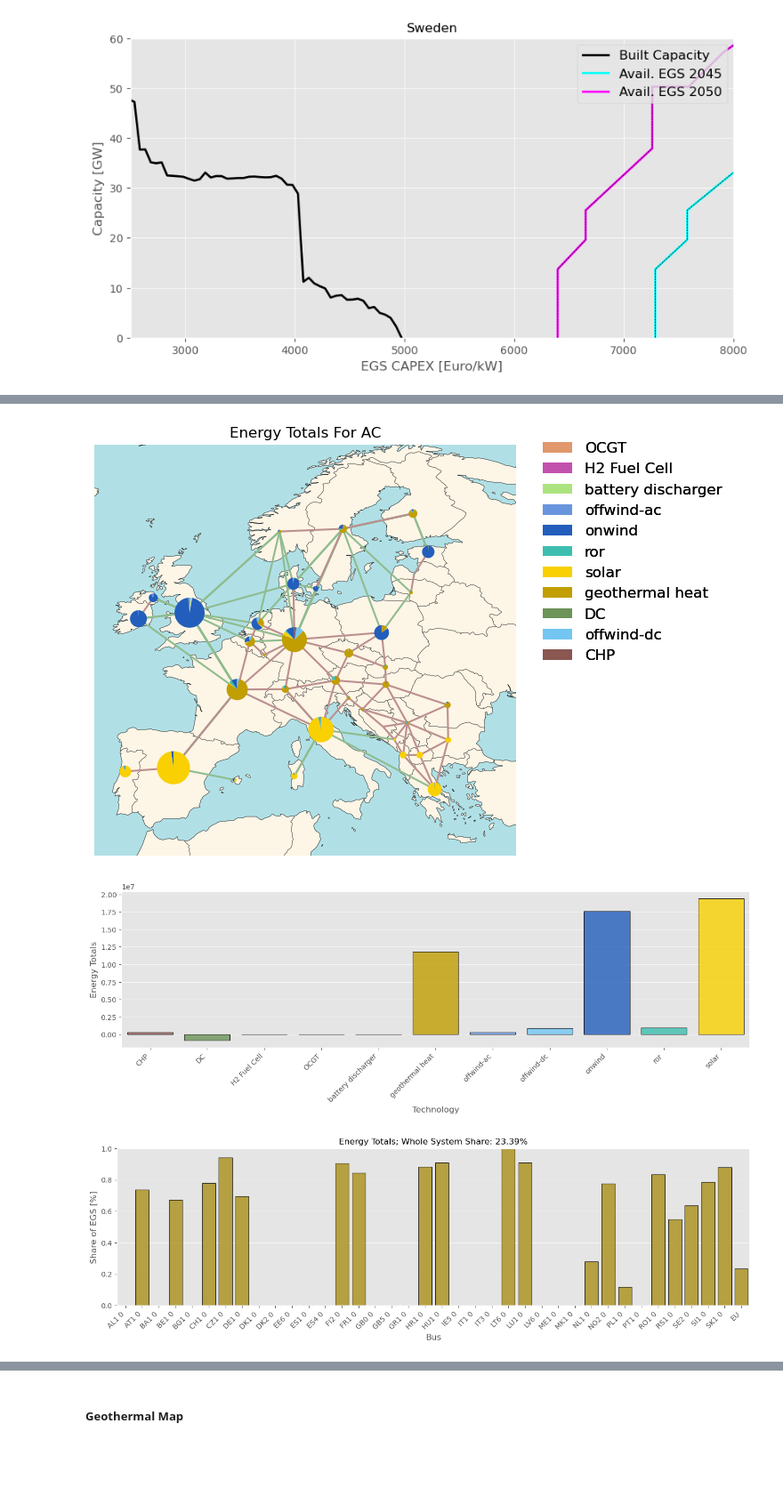
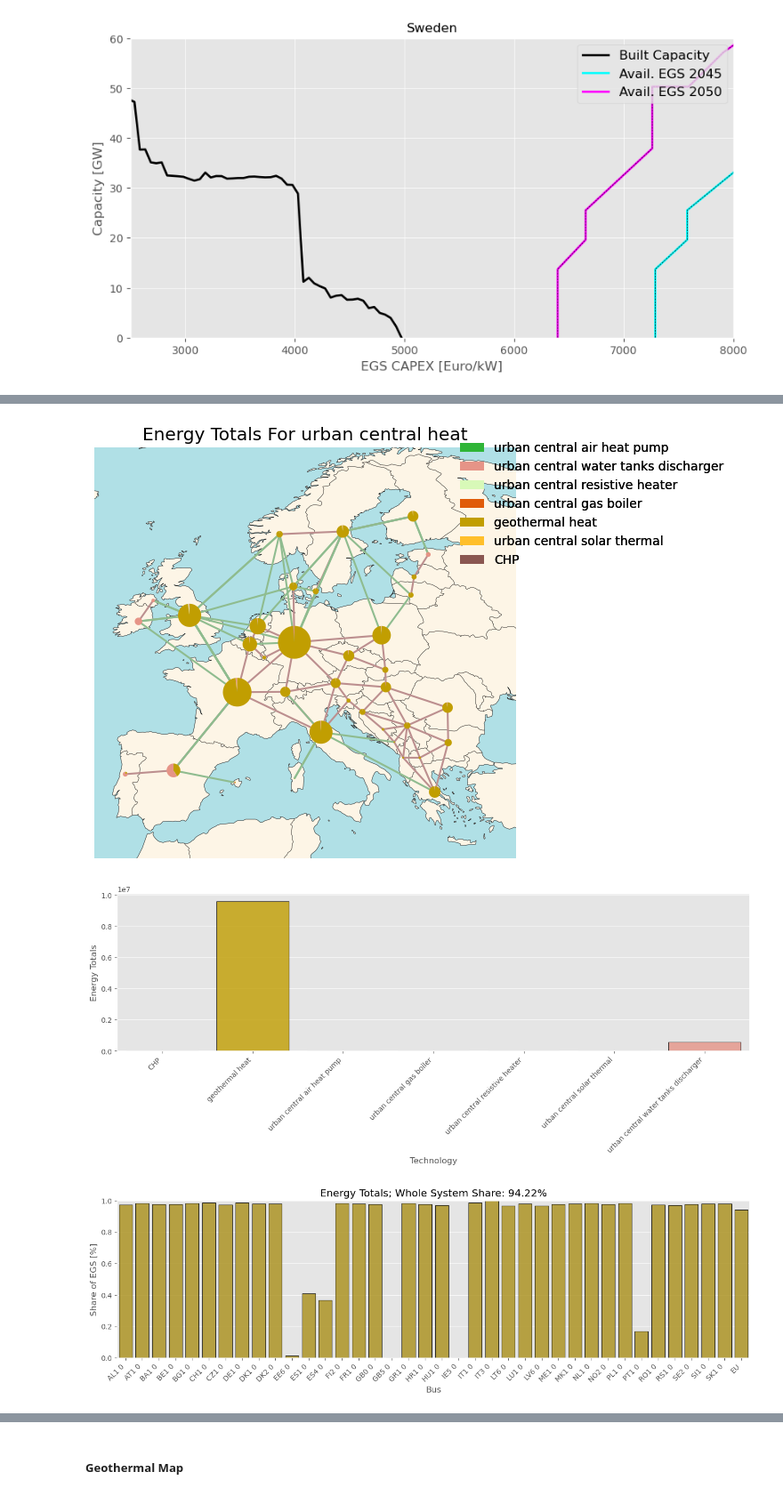
Before and after one commit to PyPSA/pypsa-eur-sec, a Jupyter notebook: results/plot_battery.ipynb, the cells around one changed output, grey strips where cells are left out. Shown at 89% size. Saved outputs shown, nothing was run; the diff lists cells and outputs as text; code cells hidden in the pictures; blank space fills up the shorter version.

Commit message:
refactored geothermal plotting methods

```diff
--- a/results/plot_battery.ipynb
+++ b/results/plot_battery.ipynb
@@ -362,8 +386,9 @@ make_country_summary("SE2 0")
 # %%
-model_path = Path.cwd() / dir_template.format(450000) / "postnetworks" / model_name
+model_path = Path.cwd() / "egs_district_heating_sweep_100000" / "postnetworks" / model_name
 n = pypsa.Network(model_path)
 
-data = plot_geothermal_map(n, "AC", return_data=True, do_plot=True)
+# plot_geothermal_map(n, "AC", do_plot=True)
+plot_geothermal_map(n, "urban central heat", do_plot=True)
 # %% [output]
 WARNING:pypsa.io:Importing network from PyPSA version v0.21.3 while current version is v0.22.1. Read the release notes at https://pypsa.readthedocs.io/en/latest/release_notes.html to prepare your netw ...
 INFO:pypsa.io:Imported network elec_s_37_lcopt__Co2L0-180H-T-H-B-I-A-solar+p3-dist1_2050.nc has buses, carriers, generators, global_constraints, lines, links, loads, storage_units, stores
@@ -387,3 +395,3 @@ MultiIndex([('AL1 0',               'OCGT'),
-[figure, old version]
+[figure, new version]
-[figure, old version]
+[figure, new version]
-[figure, old version]
+[figure, new version]
```
Also changed, not shown: parts of 9 cells of this notebook, 3 other files.
